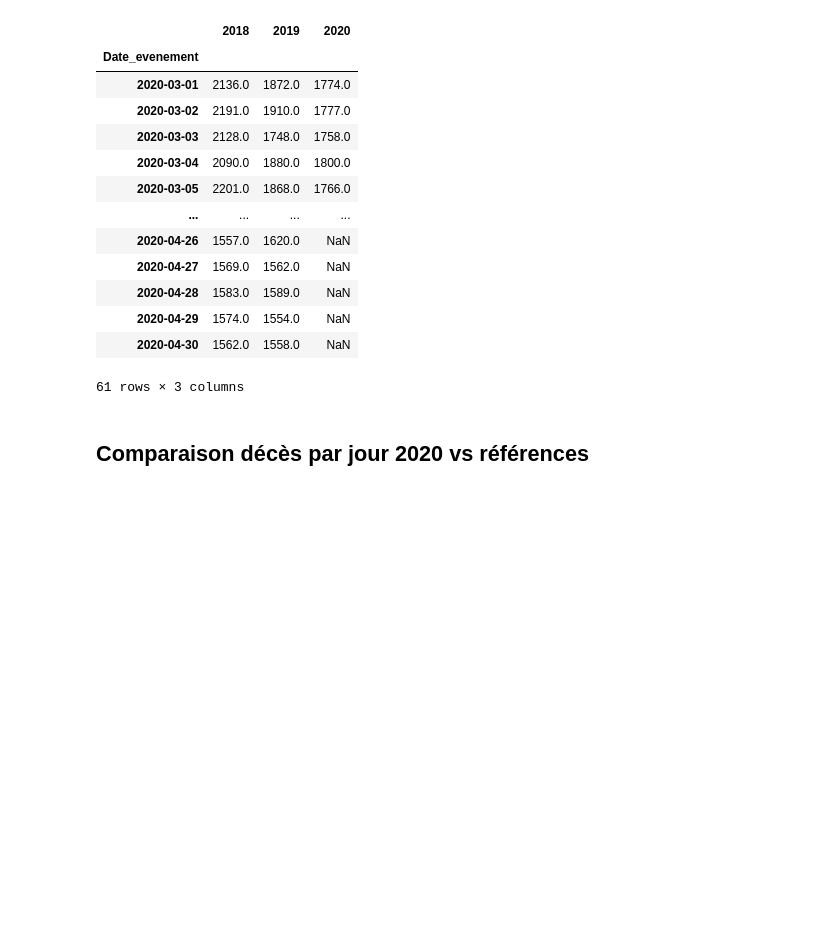
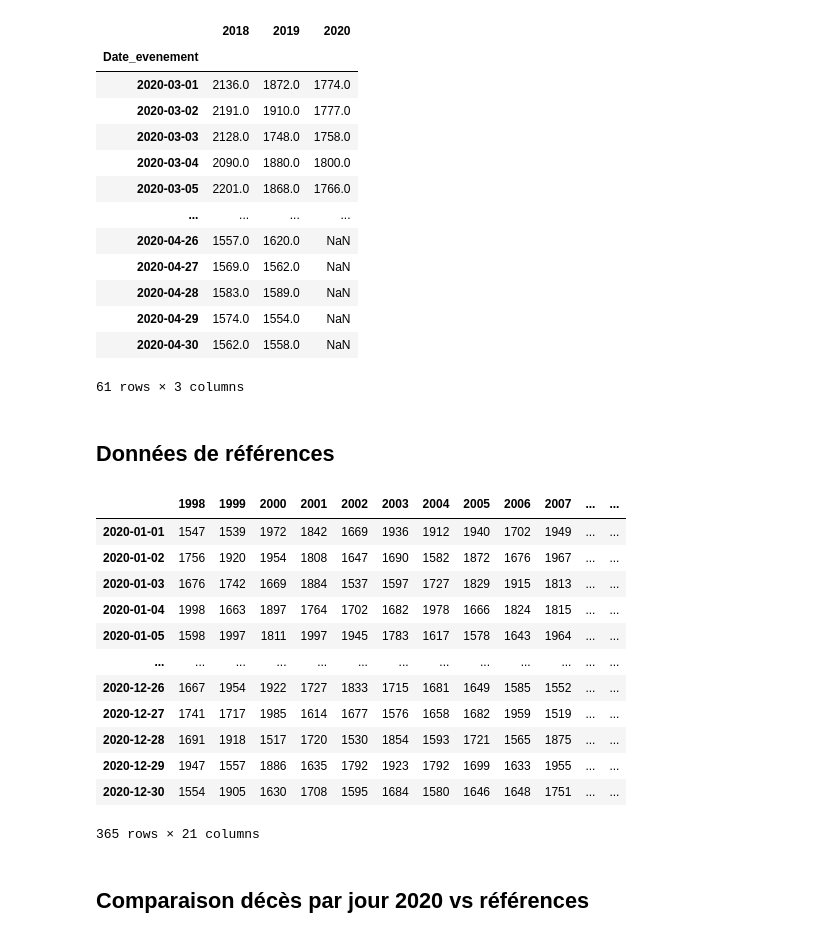
Before and after one commit to makiwara-fr/covid19-analyse, a Jupyter notebook: fr_deaths.ipynb, the cells around one changed output. Cells and saved outputs as stored; diff of their text form; code cells hidden in the pictures; blank space fills up the shorter version.

```diff
--- a/fr_deaths.ipynb
+++ b/fr_deaths.ipynb
@@ -120,3 +120,5 @@ df_wp
 | 2020-04-29 | 1574.0 | 1554.0 | NaN |
 | 2020-04-30 | 1562.0 | 1558.0 | NaN |
 61 rows × 3 columns
+# %% [markdown]
+## Données de références
@@ -123,3 +138,19 @@ df_wp
+# %%
+df_histo
+# %% [output]
+|  | 1998 | 1999 | 2000 | 2001 | 2002 | 2003 | 2004 | 2005 | 2006 | 2007 | ... | ... |
+| 2020-01-01 | 1547 | 1539 | 1972 | 1842 | 1669 | 1936 | 1912 | 1940 | 1702 | 1949 | ... | ... |
+| 2020-01-02 | 1756 | 1920 | 1954 | 1808 | 1647 | 1690 | 1582 | 1872 | 1676 | 1967 | ... | ... |
+| 2020-01-03 | 1676 | 1742 | 1669 | 1884 | 1537 | 1597 | 1727 | 1829 | 1915 | 1813 | ... | ... |
+| 2020-01-04 | 1998 | 1663 | 1897 | 1764 | 1702 | 1682 | 1978 | 1666 | 1824 | 1815 | ... | ... |
+| 2020-01-05 | 1598 | 1997 | 1811 | 1997 | 1945 | 1783 | 1617 | 1578 | 1643 | 1964 | ... | ... |
+| ... | ... | ... | ... | ... | ... | ... | ... | ... | ... | ... | ... | ... |
+| 2020-12-26 | 1667 | 1954 | 1922 | 1727 | 1833 | 1715 | 1681 | 1649 | 1585 | 1552 | ... | ... |
+| 2020-12-27 | 1741 | 1717 | 1985 | 1614 | 1677 | 1576 | 1658 | 1682 | 1959 | 1519 | ... | ... |
+| 2020-12-28 | 1691 | 1918 | 1517 | 1720 | 1530 | 1854 | 1593 | 1721 | 1565 | 1875 | ... | ... |
+| 2020-12-29 | 1947 | 1557 | 1886 | 1635 | 1792 | 1923 | 1792 | 1699 | 1633 | 1955 | ... | ... |
+| 2020-12-30 | 1554 | 1905 | 1630 | 1708 | 1595 | 1684 | 1580 | 1646 | 1648 | 1751 | ... | ... |
+365 rows × 21 columns
 # %% [markdown]
 ## Comparaison décès par jour 2020 vs références
 # %%
```
Also changed, not shown: parts of 4 cells of this notebook, 2 other files.
